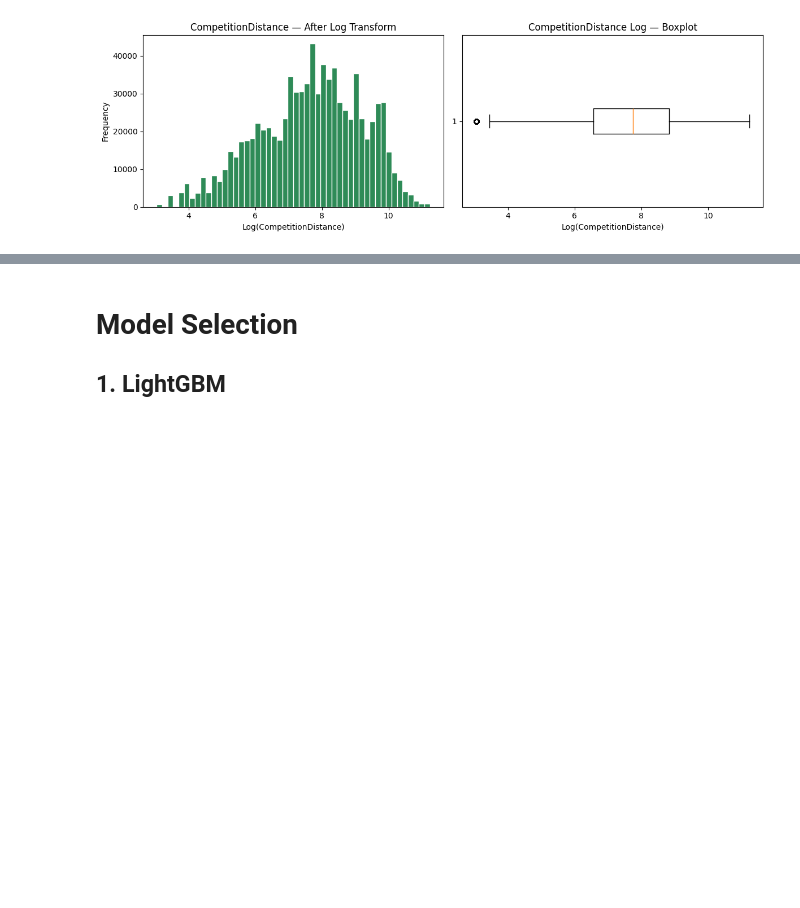
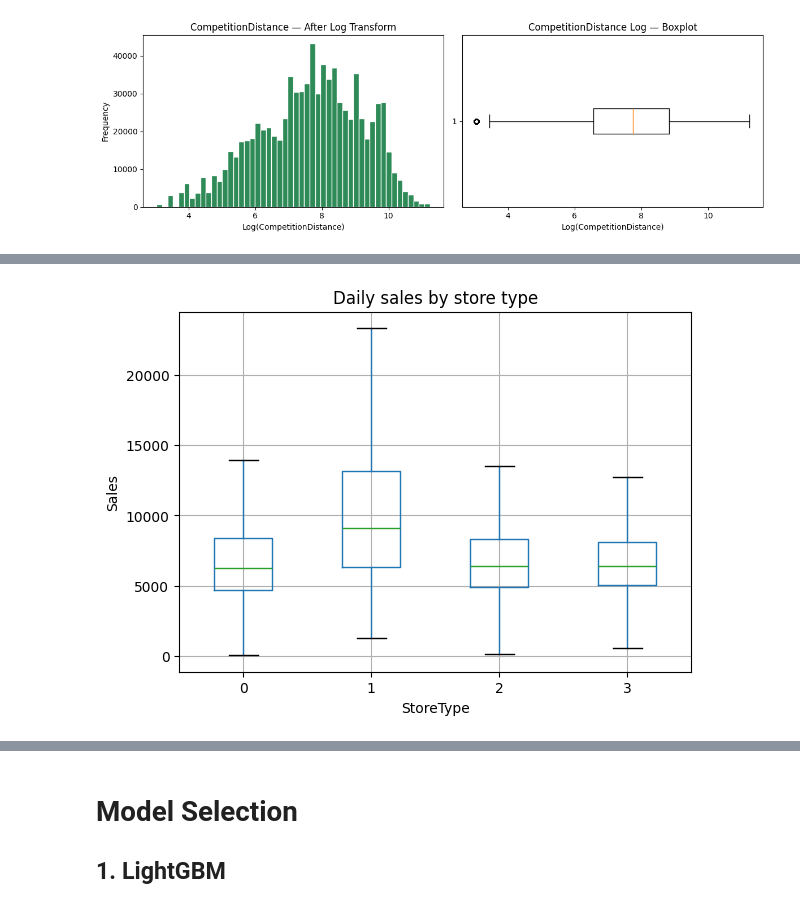
Before and after one commit to ANZ910/SCENARIO-BASED-DEMAND-FORECASTING-FOR-RETAIL-SALES-USING-MACHINE-LEARNING, a Jupyter notebook: ExperimentsNew.ipynb, the cells around one changed output, grey strips where cells are left out. Saved outputs shown, nothing was run; the diff lists cells and outputs as text; code cells hidden in the pictures; blank space fills up the shorter version.

```diff
--- a/ExperimentsNew.ipynb
+++ b/ExperimentsNew.ipynb
@@ -320,0 +323,14 @@ plt.show()
+# %%
+open_days = df[(df["Open"] == 1) & (df["Sales"] > 0)]
+
+profile = open_days.groupby("StoreType").agg(
+    stores=("Store", "nunique"),
+    avg_sales=("Sales", "mean"),
+    median_sales=("Sales", "median"),
+    avg_customers=("Customers", "mean"),
+    promo_share=("Promo", "mean"),
+    promo2_share=("Promo2", "mean"),
+    avg_comp_distance=("CompetitionDistance", "mean"),
+)
+profile["sales_per_customer"] = profile["avg_sales"] / profile["avg_customers"]
+profile.round(1)
@@ -320,0 +374,6 @@ plt.show()
+# %%
+open_days.boxplot(column="Sales", by="StoreType", showfliers=False)
+plt.title("Daily sales by store type"); plt.suptitle("")
+plt.ylabel("Sales"); plt.show()
+# %% [output]
+[figure, added]
```
Also changed, not shown: parts of 4 cells of this notebook, 7 other files.
